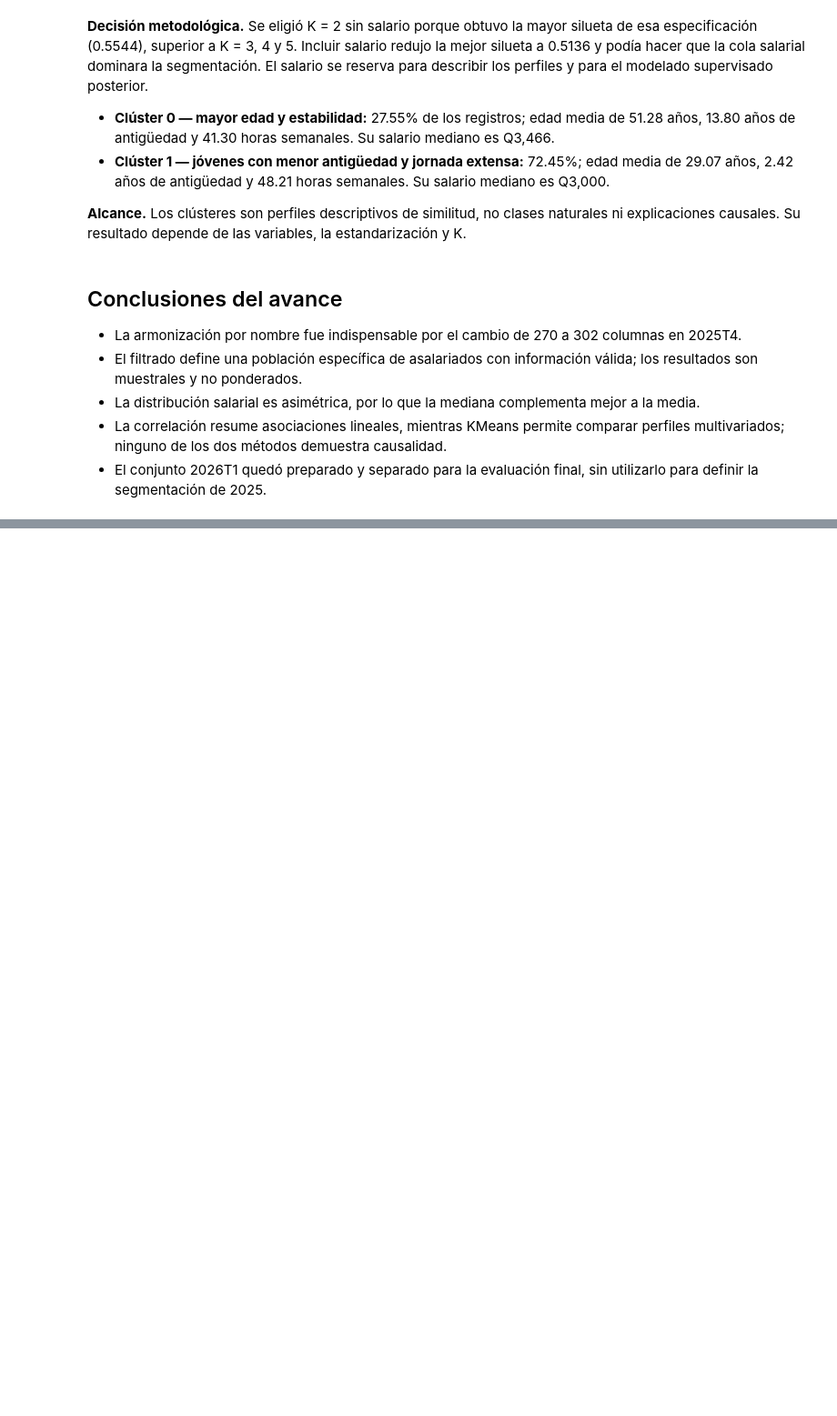
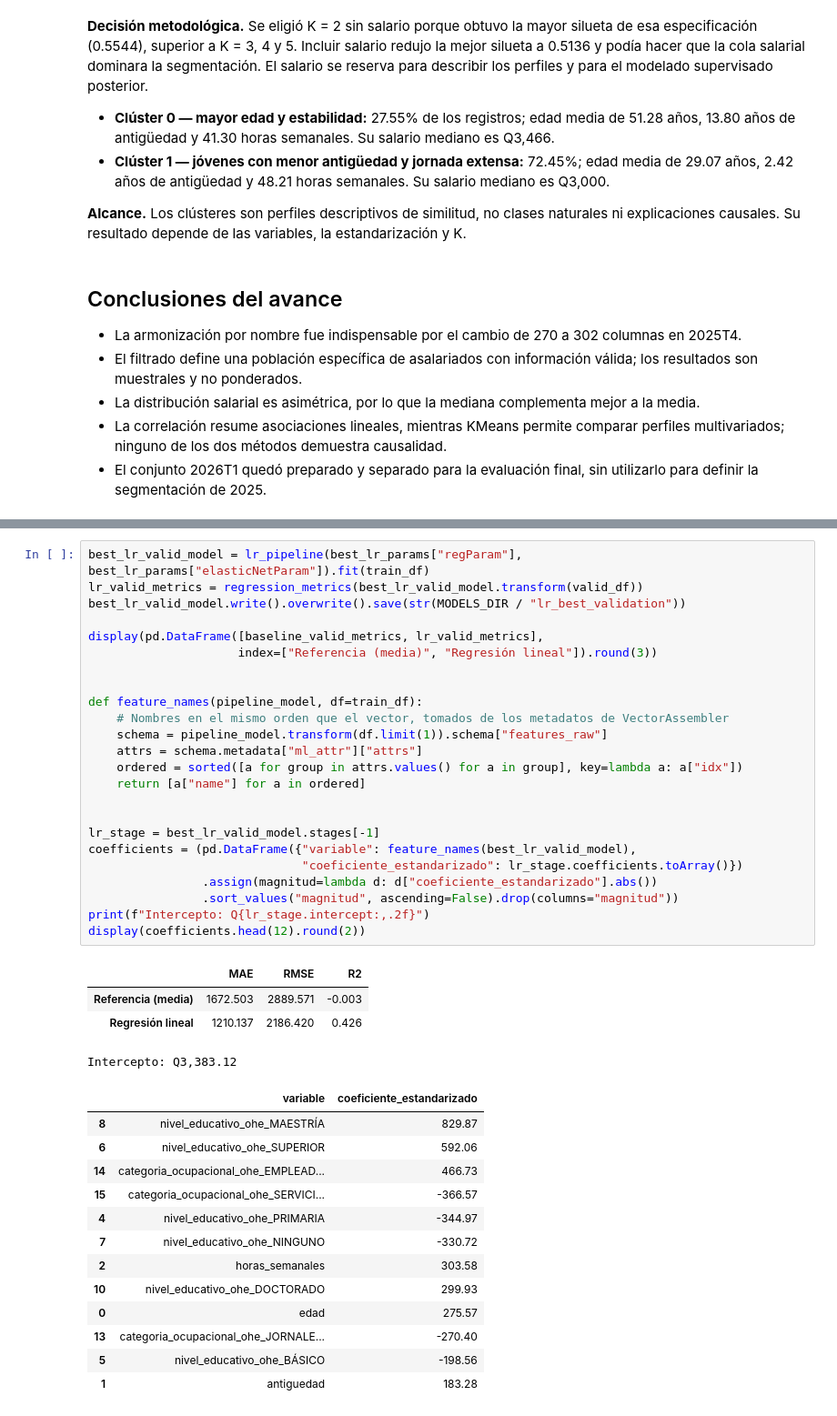
Before and after one commit to FelipeAP04/Lab7-DataScience, a Jupyter notebook: lab7_analisis_segmentacion.ipynb, the cells around one changed output, grey strips where cells are left out. Shown at 91% size. Saved outputs shown, nothing was run; the diff lists cells and outputs as text; blank space fills up the shorter version.

```diff
--- a/lab7_analisis_segmentacion.ipynb
+++ b/lab7_analisis_segmentacion.ipynb
@@ -529,0 +659,42 @@ plt.tight_layout(); plt.show()
+# %%
+best_lr_valid_model = lr_pipeline(best_lr_params["regParam"], best_lr_params["elasticNetParam"]).fit(train_df)
+lr_valid_metrics = regression_metrics(best_lr_valid_model.transform(valid_df))
+best_lr_valid_model.write().overwrite().save(str(MODELS_DIR / "lr_best_validation"))
+
+display(pd.DataFrame([baseline_valid_metrics, lr_valid_metrics],
+                     index=["Referencia (media)", "Regresión lineal"]).round(3))
+
+
+def feature_names(pipeline_model, df=train_df):
+    # Nombres en el mismo orden que el vector, tomados de los metadatos de VectorAssembler
+    schema = pipeline_model.transform(df.limit(1)).schema["features_raw"]
+    attrs = schema.metadata["ml_attr"]["attrs"]
+    ordered = sorted([a for group in attrs.values() for a in group], key=lambda a: a["idx"])
+    return [a["name"] for a in ordered]
+
+
+lr_stage = best_lr_valid_model.stages[-1]
+coefficients = (pd.DataFrame({"variable": feature_names(best_lr_valid_model),
+                              "coeficiente_estandarizado": lr_stage.coefficients.toArray()})
+                .assign(magnitud=lambda d: d["coeficiente_estandarizado"].abs())
+                .sort_values("magnitud", ascending=False).drop(columns="magnitud"))
+print(f"Intercepto: Q{lr_stage.intercept:,.2f}")
+display(coefficients.head(12).round(2))
+# %% [output]
+|  | MAE | RMSE | R2 |
+| Referencia (media) | 1672.503 | 2889.571 | -0.003 |
+| Regresión lineal | 1210.137 | 2186.420 | 0.426 |
+Intercepto: Q3,383.12
+|  | variable | coeficiente_estandarizado |
+| 8 | nivel_educativo_ohe_MAESTRÍA | 829.87 |
+| 6 | nivel_educativo_ohe_SUPERIOR | 592.06 |
+| 14 | categoria_ocupacional_ohe_EMPLEAD... | 466.73 |
+| 15 | categoria_ocupacional_ohe_SERVICI... | -366.57 |
+| 4 | nivel_educativo_ohe_PRIMARIA | -344.97 |
+| 7 | nivel_educativo_ohe_NINGUNO | -330.72 |
+| 2 | horas_semanales | 303.58 |
+| 10 | nivel_educativo_ohe_DOCTORADO | 299.93 |
+| 0 | edad | 275.57 |
+| 13 | categoria_ocupacional_ohe_JORNALE... | -270.40 |
+| 5 | nivel_educativo_ohe_BÁSICO | -198.56 |
+| 1 | antiguedad | 183.28 |
```
Also changed, not shown: parts of 13 cells of this notebook, 1 other file.
